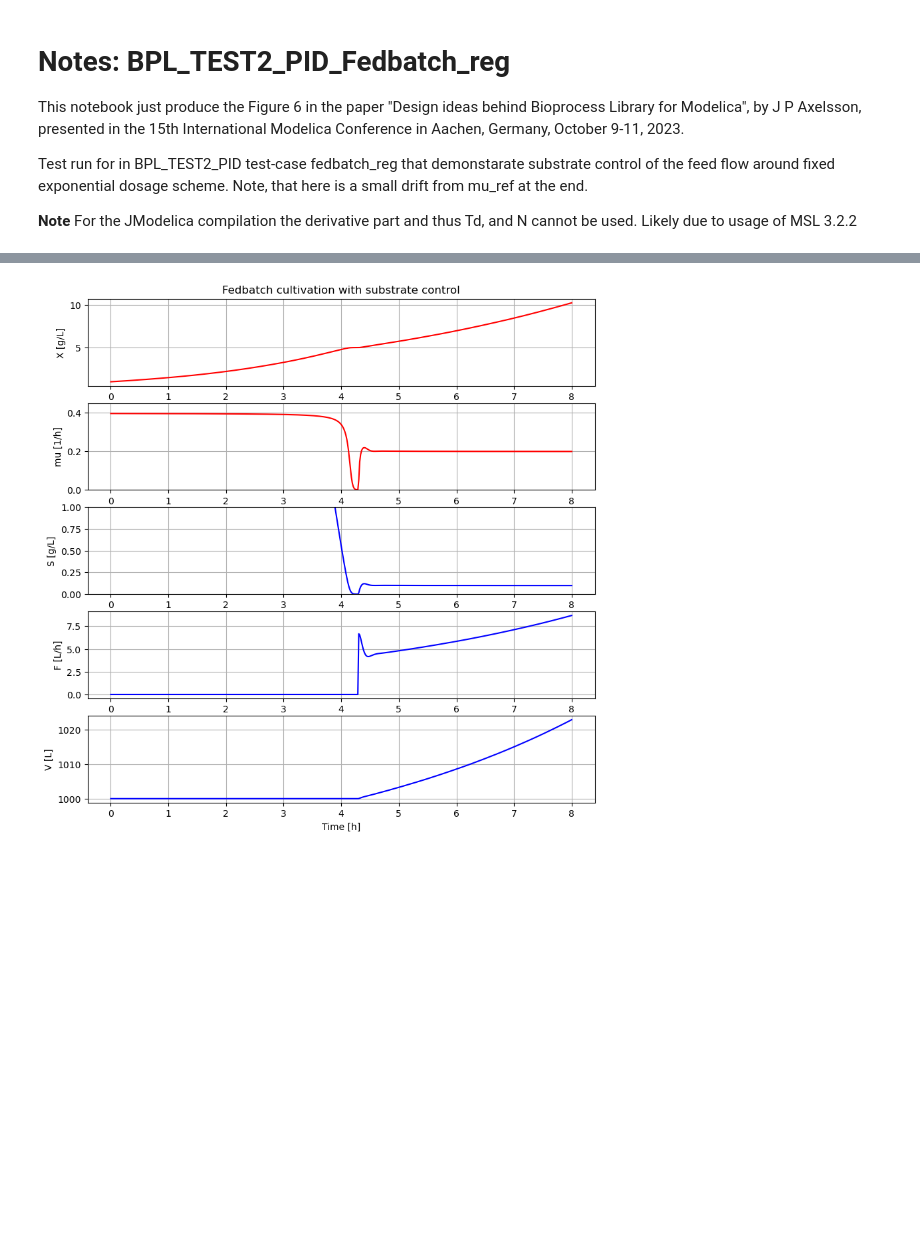
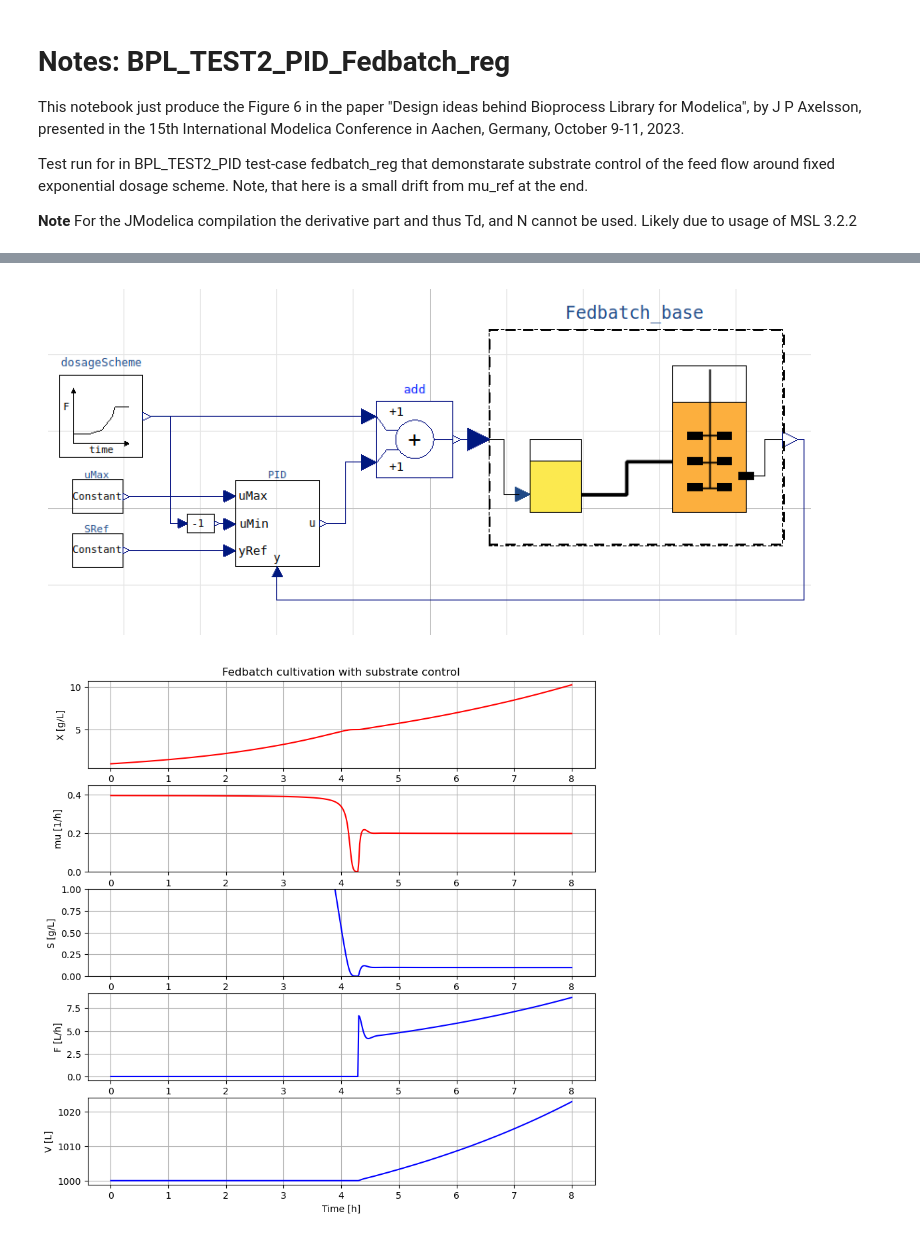
Before and after one commit to janpeter19/CONF_2023_10_MODELICA15, a Jupyter notebook: Notes_BPL_TEST2_PID_Fedbatch_reg6_paper.ipynb, the cells around one changed output, grey strips where cells are left out. Drawn from its saved outputs; the diff is of its cells as text; code cells hidden in the pictures; blank space fills up the shorter version.

Commit message:
Update FMU-explore 0.9.8 also for Figure 6 with process diagram
Remains to do FMPy

```diff
--- a/Notes_BPL_TEST2_PID_Fedbatch_reg6_paper.ipynb
+++ b/Notes_BPL_TEST2_PID_Fedbatch_reg6_paper.ipynb
@@ -29,6 +30,10 @@ Key system information is listed with the command system_info()
 # %%
 %matplotlib inline
 plt.rcParams['figure.figsize'] = [25/2.54, 25/2.54]
+# %%
+process_diagram()
+# %% [output]
+[figure, added]
 # %%
 par(Y=0.40, qSmax=1.0, Ks=0.1)                   # Culture parameters
 init(V_0=1e3, VX_0=1e3, VS_0=10*1e3)             # Process initialization
```
Also changed, not shown: parts of 3 cells of this notebook, 5 other files.
